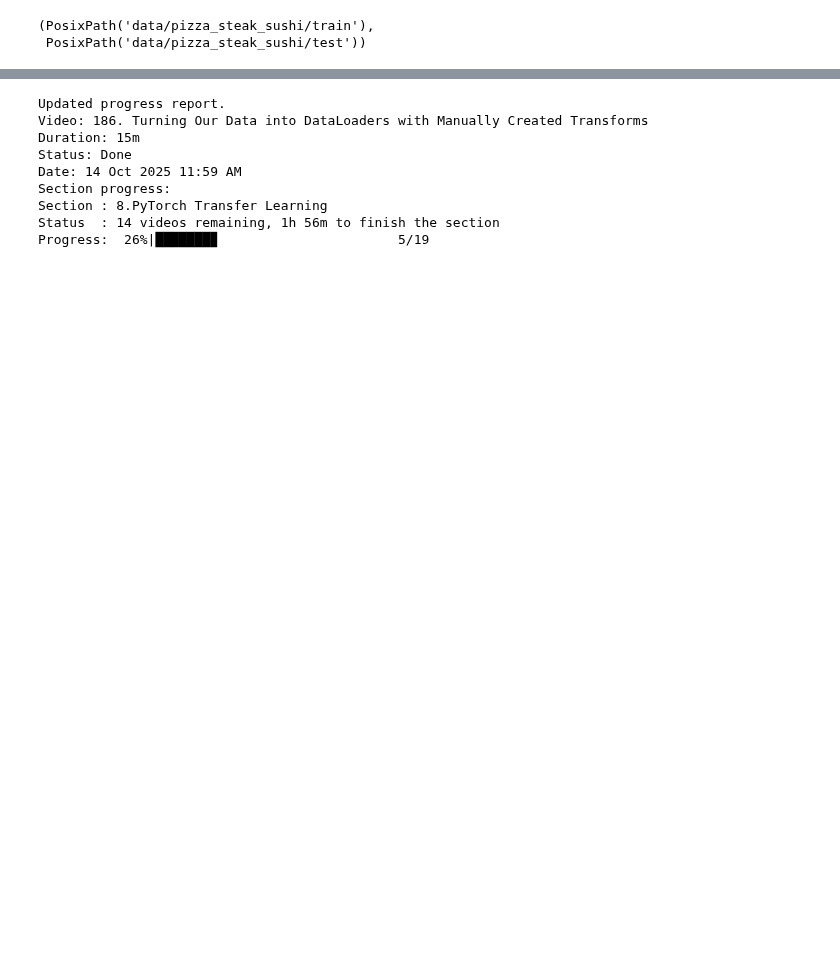
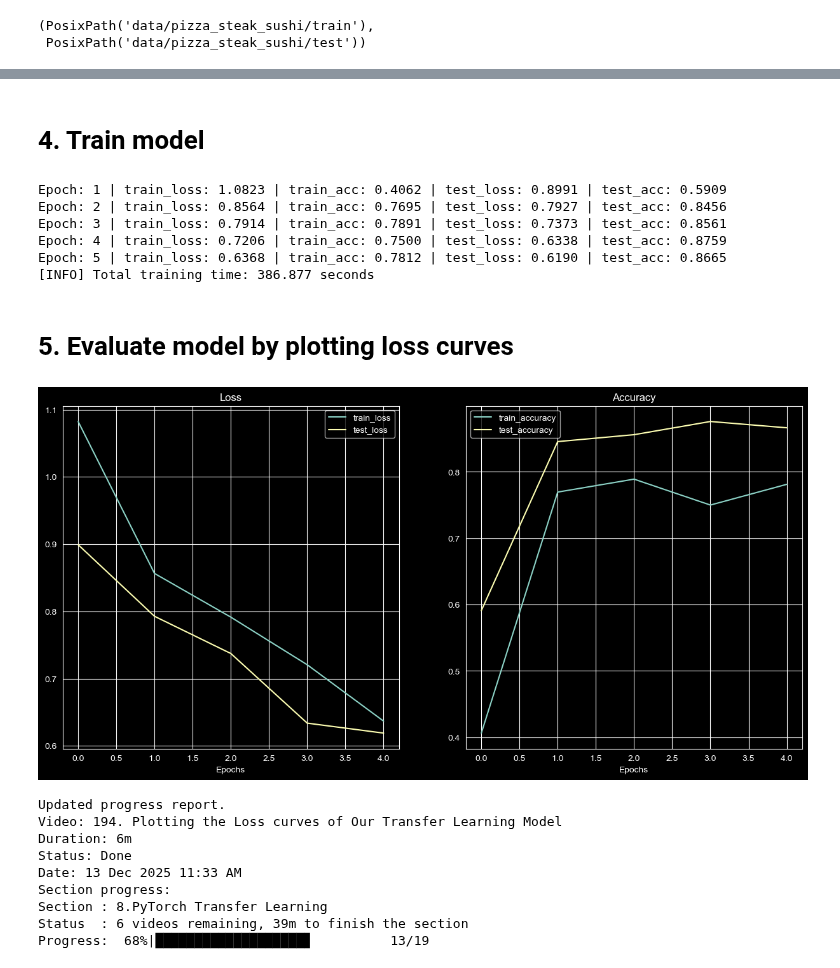
Before and after one commit to ridamansour/PyTorchLearning, a Jupyter notebook: 06_pytorch_transfer_learning.ipynb, the cells around one changed output, grey strips where cells are left out. Drawn from its saved outputs; the diff is of its cells as text; code cells hidden in the pictures; blank space fills up the shorter version.

```diff
--- a/06_pytorch_transfer_learning.ipynb
+++ b/06_pytorch_transfer_learning.ipynb
@@ -82,0 +131,4 @@ train_dataloader, test_dataloader, class_names = data_setup.create_dataloaders(t
+# %%
+# Get the transforms used to create our pretrained weights
+auto_transforms = weights.transforms()
+auto_transforms
@@ -82,0 +190,4 @@ train_dataloader, test_dataloader, class_names = data_setup.create_dataloaders(t
+# %%
+weights = torchvision.models.EfficientNet_B0_Weights.DEFAULT
+model = torchvision.models.efficientnet_b0(weights=weights)
+model
@@ -83,14 +298,61 @@ train_dataloader, test_dataloader, class_names = data_setup.create_dataloaders(t
+# %% [markdown]
+# 4. Train model
+# %%
+# Define loss and optimizer
+loss_fn = nn.CrossEntropyLoss()
+optimizer = torch.optim.Adam(model.parameters(), lr=0.001)
+# %%
+# Import train function
+from going_modular import engine
+
+# Set the manual seeds
+torch.manual_seed(42)
+torch.mps.manual_seed(42)
+model.to(device)
+
+# Start the timer
+from timeit import default_timer as timer
+start_time = timer()
+# Setup training and saving the results
+results = engine.train(
+    model=model,
+    train_dataloader=train_dataloader,
+    test_dataloader=test_dataloader,
+    optimizer=optimizer,
+    loss_fn=loss_fn,
+    epochs=5,
+    device=device,
+)
+
+# End the timer and print out how long it took
+end_time = timer()
+print(f"[INFO] Total training time: {end_time - start_time:.3f} seconds")
+# %% [output]
+Epoch: 1 | train_loss: 1.0823 | train_acc: 0.4062 | test_loss: 0.8991 | test_acc: 0.5909
+Epoch: 2 | train_loss: 0.8564 | train_acc: 0.7695 | test_loss: 0.7927 | test_acc: 0.8456
+Epoch: 3 | train_loss: 0.7914 | train_acc: 0.7891 | test_loss: 0.7373 | test_acc: 0.8561
+Epoch: 4 | train_loss: 0.7206 | train_acc: 0.7500 | test_loss: 0.6338 | test_acc: 0.8759
+Epoch: 5 | train_loss: 0.6368 | train_acc: 0.7812 | test_loss: 0.6190 | test_acc: 0.8665
+[INFO] Total training time: 386.877 seconds
+# %% [markdown]
+# 5. Evaluate model by plotting loss curves
+# %%
+from helper_functions import plot_loss_curves
+# Plot the loss curves of our model
+plot_loss_curves(results)
+# %% [output]
+[figure, added]
 # %%
 from Progress.course_progress_func import update_progress, progress_pie_chart, monthly_progress, progress_report_print
-update_progress(video_index=187, done=False)
+update_progress(video_index=194, done=True)
 # %% [output]
 Updated progress report.
-Video: 186. Turning Our Data into DataLoaders with Manually Created Transforms
-Duration: 15m
+Video: 194. Plotting the Loss curves of Our Transfer Learning Model
+Duration: 6m
 Status: Done
-Date: 14 Oct 2025 11:59 AM
+Date: 13 Dec 2025 11:33 AM
 Section progress:
 Section : 8.PyTorch Transfer Learning
-Status  : 14 videos remaining, 1h 56m to finish the section
-Progress:  26%|███████▉                       5/19
+Status  : 6 videos remaining, 39m to finish the section
+Progress:  68%|███████████████████▊          13/19
 # %%
```
Also changed, not shown: parts of 24 cells of this notebook, 6 other files.
